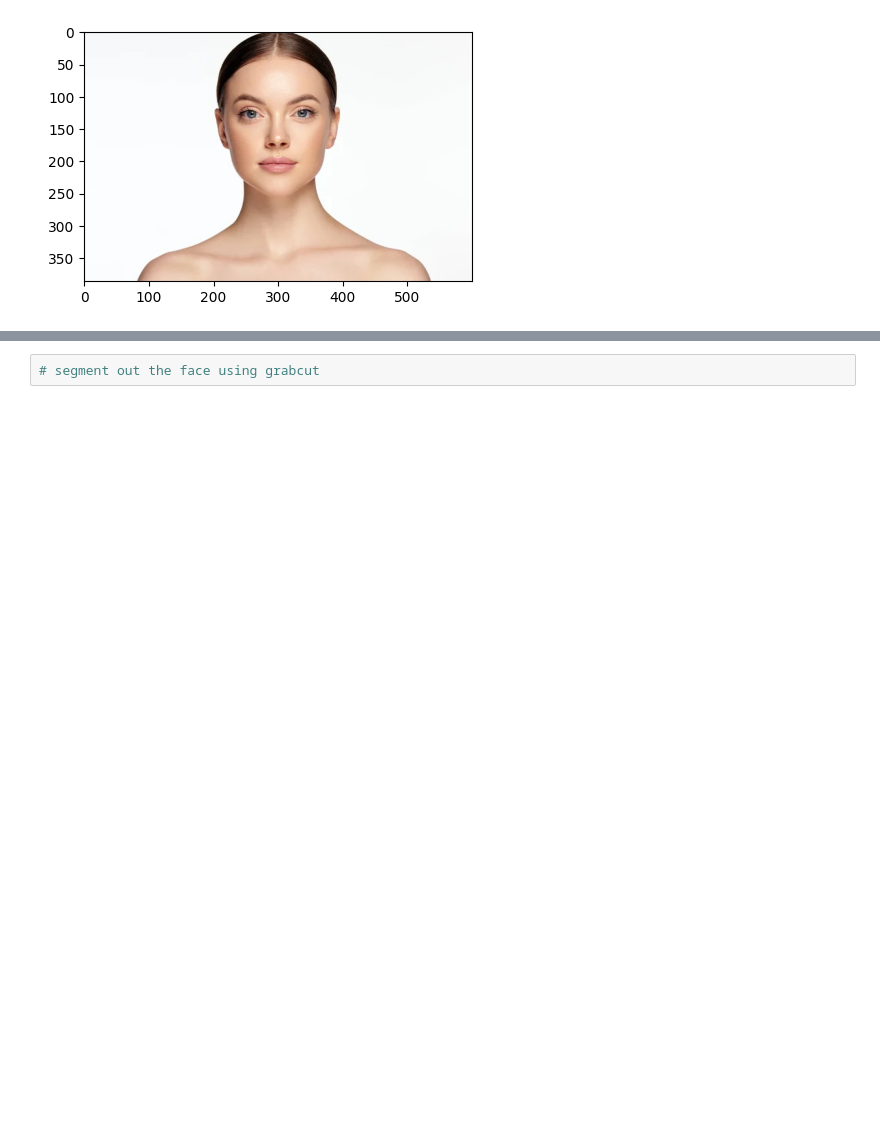
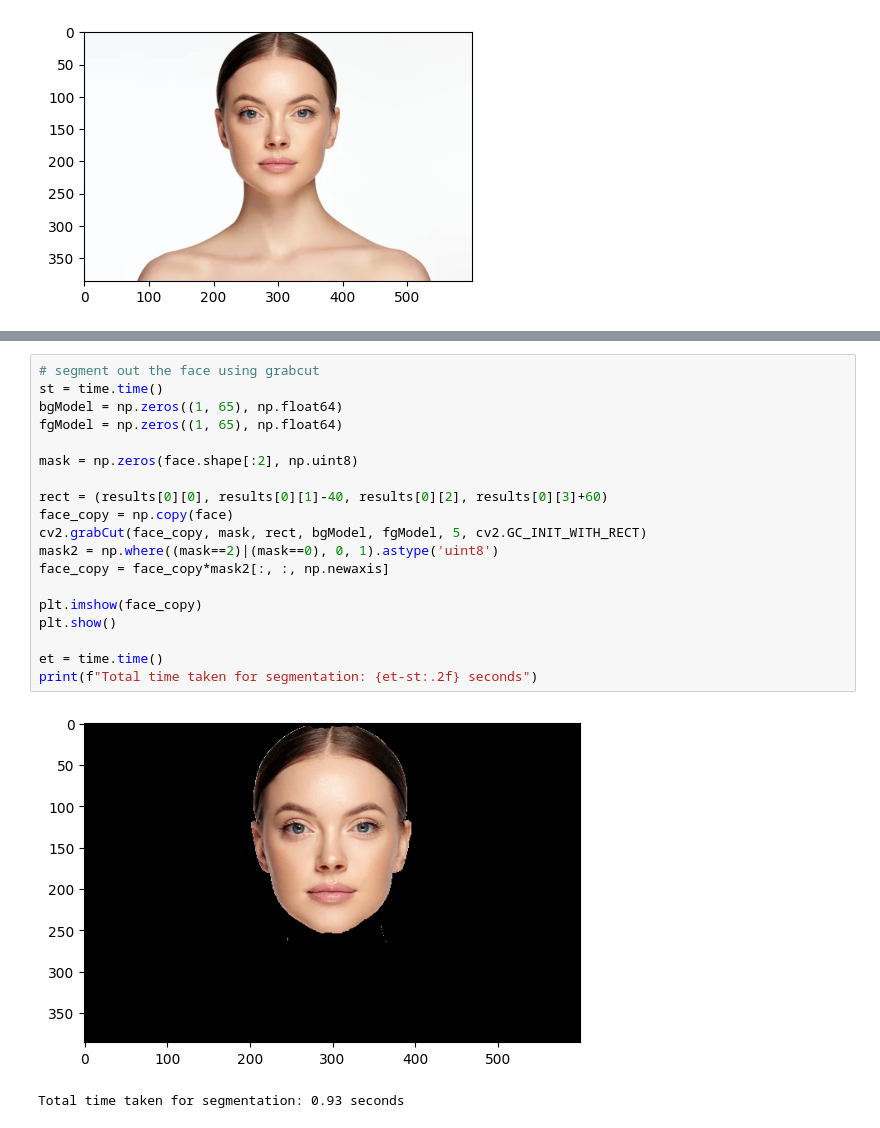
Before and after one commit to bhavberi/Face-Augmentation, a Jupyter notebook: src/main.ipynb, the cells around one changed output, grey strips where cells are left out. Saved outputs shown, nothing was run; the diff lists cells and outputs as text; blank space fills up the shorter version.

Commit message:
segmentation using grabCut

```diff
--- a/src/main.ipynb
+++ b/src/main.ipynb
@@ -25,2 +26,22 @@ plt.show()
-# %%
-# segment out the face using grabcut
+# %%
+# segment out the face using grabcut
+st = time.time()
+bgModel = np.zeros((1, 65), np.float64)
+fgModel = np.zeros((1, 65), np.float64)
+
+mask = np.zeros(face.shape[:2], np.uint8)
+
+rect = (results[0][0], results[0][1]-40, results[0][2], results[0][3]+60)
+face_copy = np.copy(face)
+cv2.grabCut(face_copy, mask, rect, bgModel, fgModel, 5, cv2.GC_INIT_WITH_RECT)
+mask2 = np.where((mask==2)|(mask==0), 0, 1).astype('uint8')
+face_copy = face_copy*mask2[:, :, np.newaxis]
+
+plt.imshow(face_copy)
+plt.show()
+
+et = time.time()
+print(f"Total time taken for segmentation: {et-st:.2f} seconds")
+# %% [output]
+[figure, added]
+Total time taken for segmentation: 0.93 seconds
```
Also changed, not shown: parts of 2 cells of this notebook.
